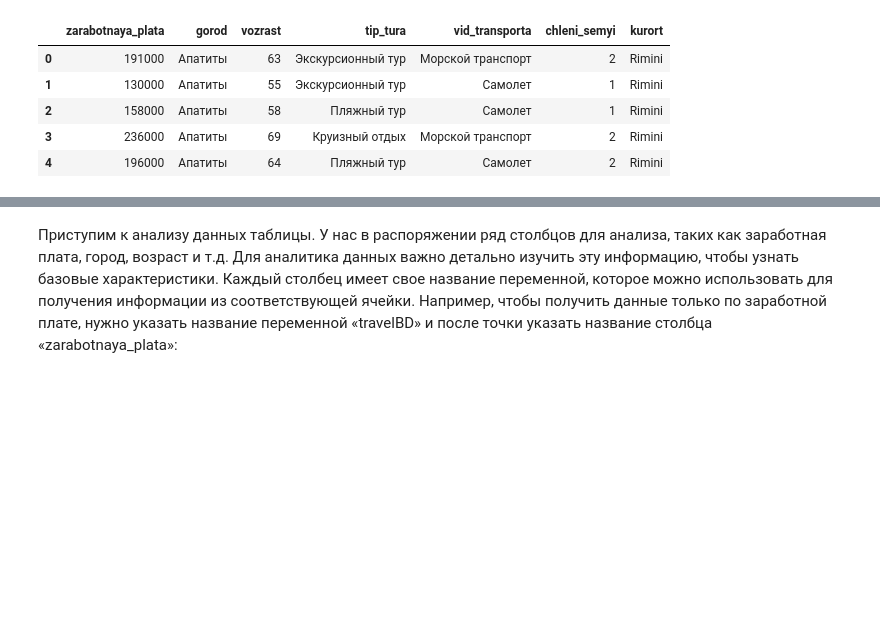
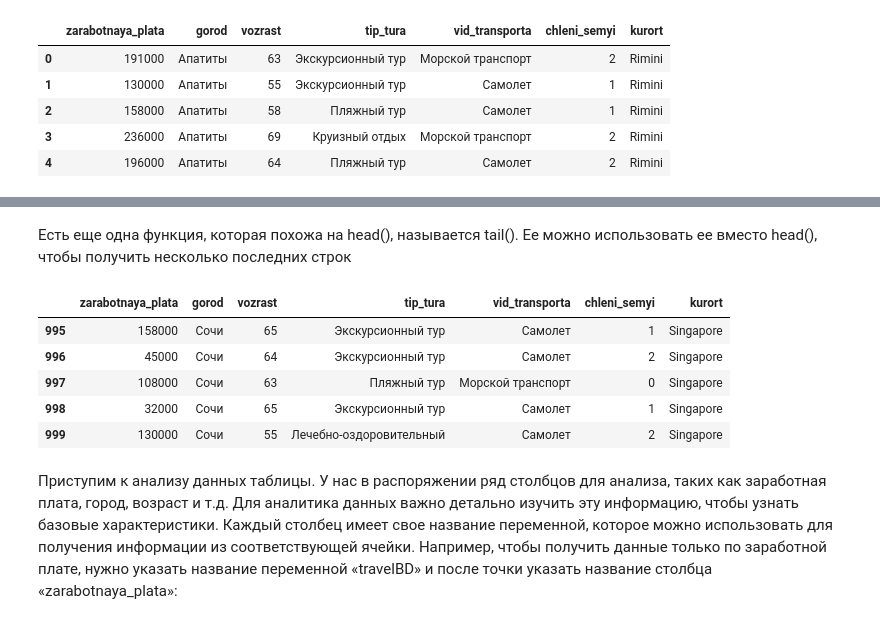
Before and after one commit to Lisica050521/Travel_Suggest, a Jupyter notebook: travel_suggest_model.ipynb, the cells around one changed output, grey strips where cells are left out. Saved outputs shown, nothing was run; the diff lists cells and outputs as text; code cells hidden in the pictures; blank space fills up the shorter version.

```diff
--- a/travel_suggest_model.ipynb
+++ b/travel_suggest_model.ipynb
@@ -25,3 +41,14 @@ travelBD.head() # Выводит первые несколько строк
+# %% [markdown]
+Есть еще одна функция, которая похожа на head(), называется tail(). Ее можно использовать ее вместо head(), чтобы получить несколько последних строк
+# %%
+travelBD.tail()
+# %% [output]
+|  | zarabotnaya_plata | gorod | vozrast | tip_tura | vid_transporta | chleni_semyi | kurort |
+| 995 | 158000 | Сочи | 65 | Экскурсионный тур | Самолет | 1 | Singapore |
+| 996 | 45000 | Сочи | 64 | Экскурсионный тур | Самолет | 2 | Singapore |
+| 997 | 108000 | Сочи | 63 | Пляжный тур | Морской транспорт | 0 | Singapore |
+| 998 | 32000 | Сочи | 65 | Экскурсионный тур | Самолет | 1 | Singapore |
+| 999 | 130000 | Сочи | 55 | Лечебно-оздоровительный | Самолет | 2 | Singapore |
 # %% [markdown]
 Приступим к анализу данных таблицы. У нас в распоряжении ряд столбцов для анализа, таких как заработная плата, город, возраст и т.д. Для аналитика данных важно детально изучить эту информацию, чтобы узнать базовые характеристики. Каждый столбец имеет свое название переменной, которое можно использовать для получения информации из соответствующей ячейки. Например, чтобы получить данные только по заработной плате, нужно указать название переменной «travelBD» и после точки указать название столбца «zarabotnaya_plata»:
 # %%
```
Also changed, not shown: parts of 31 cells of this notebook, 1 other file.
